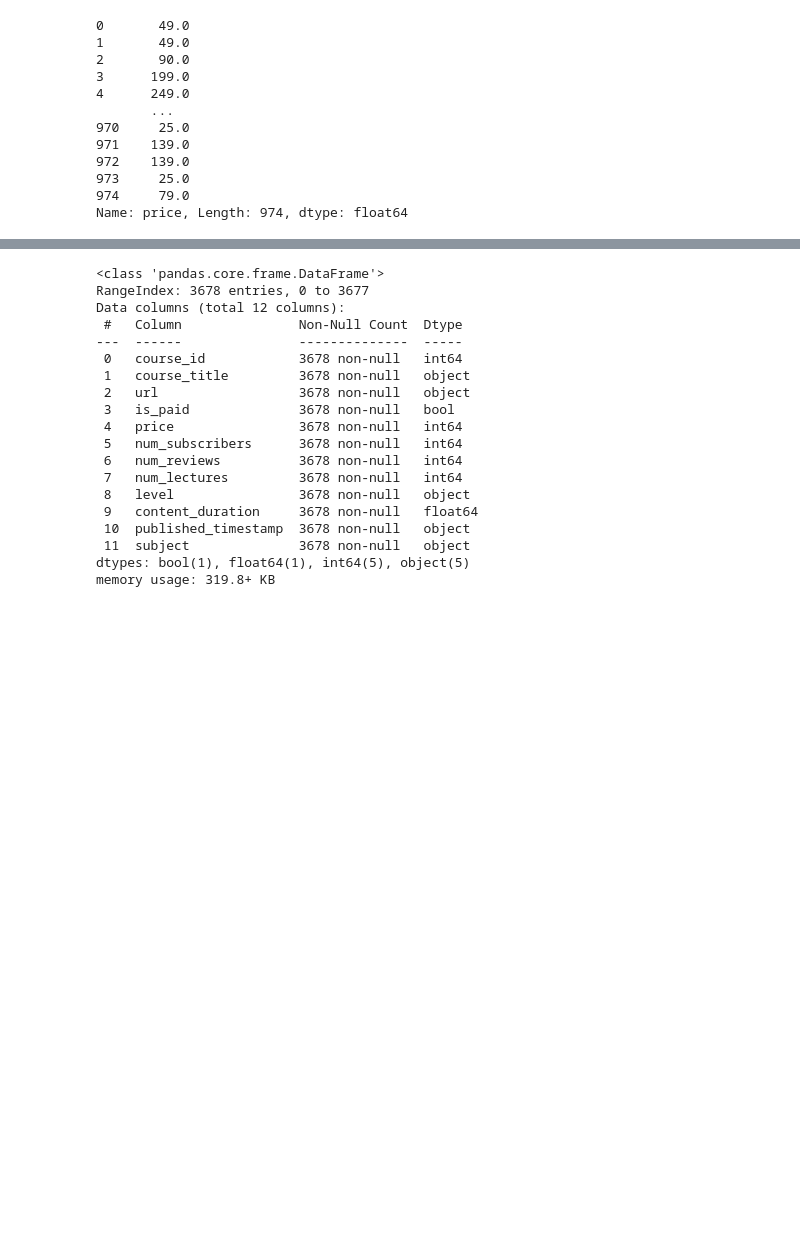
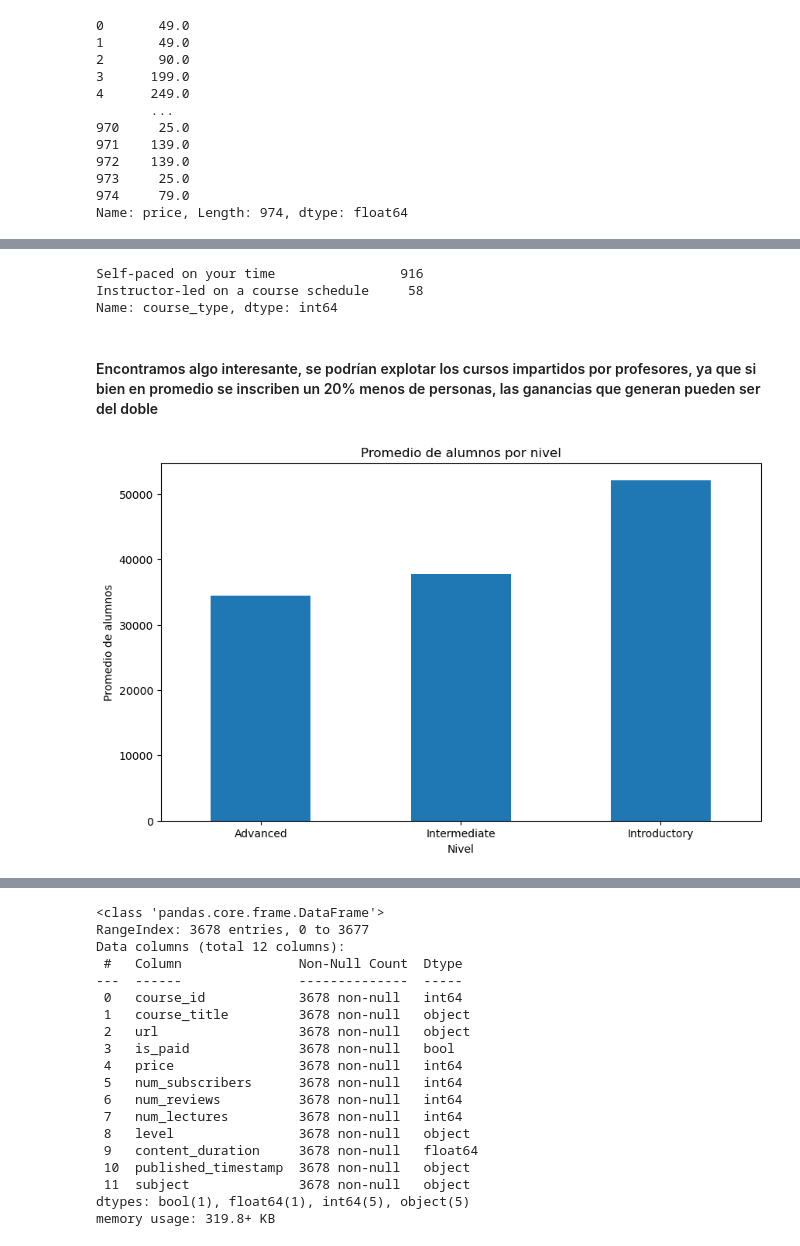
Before and after one commit to HugoGT/PI-02-Data-Analytics, a Jupyter notebook: EDA.ipynb, the cells around one changed output, grey strips where cells are left out. Cells and saved outputs as stored; diff of their text form; code cells hidden in the pictures; blank space fills up the shorter version.

```diff
--- a/EDA.ipynb
+++ b/EDA.ipynb
@@ -110,0 +206,25 @@ Name: price, Length: 974, dtype: float64
+# %%
+# Procedemos a buscar cuántos cursos tiene cada tipo.
+edx_df['course_type'].value_counts()
+# %% [output]
+Self-paced on your time                916
+Instructor-led on a course schedule     58
+Name: course_type, dtype: int64
+# %% [markdown]
+#### Encontramos algo interesante, se podrían explotar los cursos impartidos por profesores, ya que si bien en promedio se inscriben un 20% menos de personas, las ganancias que generan pueden ser del doble
+# %%
+# Buscamos más correlaciones
+subscribers_by_level = edx_df.groupby('level')['num_subscribers'].mean()
+
+plt.figure(figsize=(10, 6))
+
+subscribers_by_level.plot(kind='bar')
+
+plt.xticks(rotation=0)
+plt.title('Promedio de alumnos por nivel')
+plt.ylabel('Promedio de alumnos')
+plt.xlabel('Nivel')
+
+plt.show()
+# %% [output]
+[figure, added]
```
Also changed, not shown: parts of 39 cells of this notebook.
